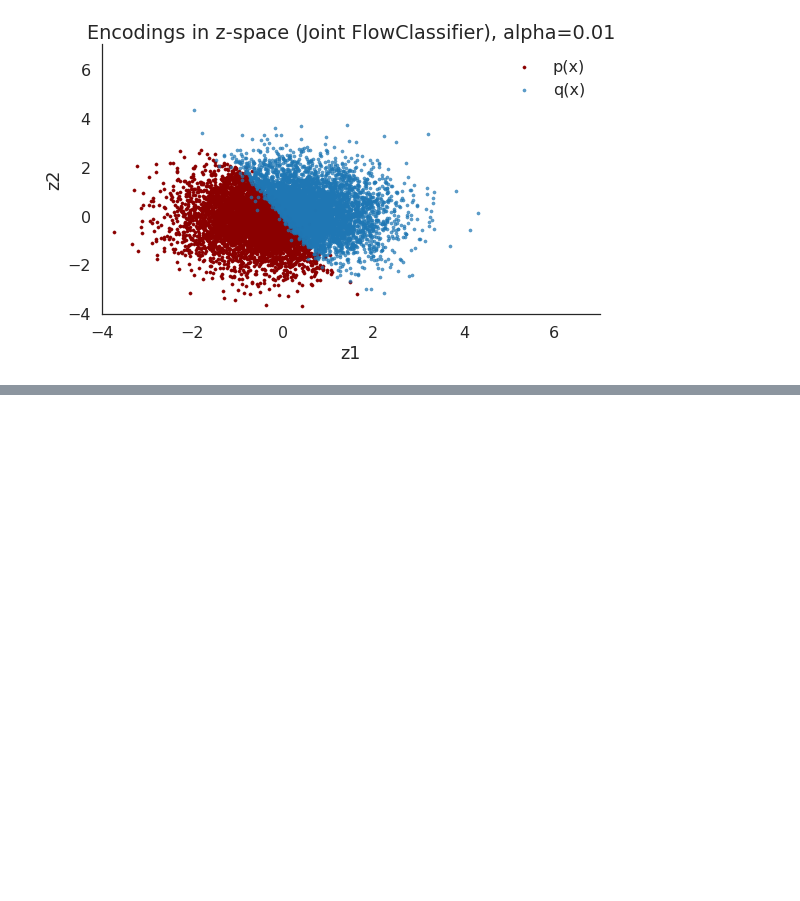
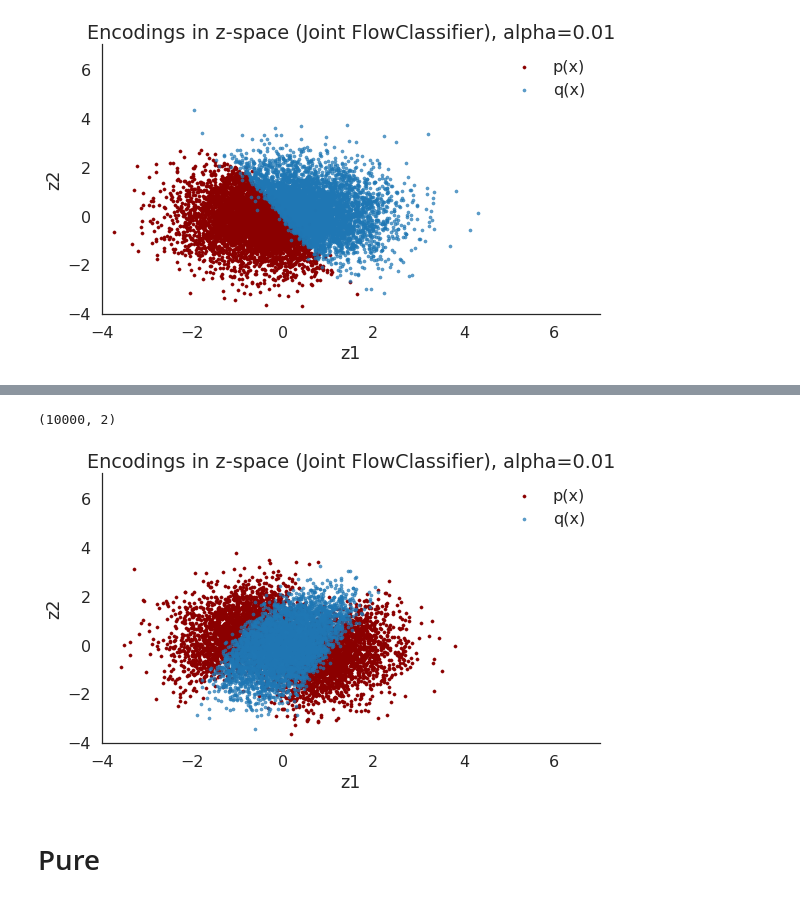
Before and after one commit to ermongroup/f-dre, a Jupyter notebook: notebooks/check-z-encodings.ipynb, the cells around one changed output, grey strips where cells are left out. Saved outputs shown, nothing was run; the diff lists cells and outputs as text; code cells hidden in the pictures; blank space fills up the shorter version.

```diff
--- a/notebooks/check-z-encodings.ipynb
+++ b/notebooks/check-z-encodings.ipynb
@@ -325,0 +335,40 @@ plt.tight_layout()
+# %%
+record = np.load(fpath)
+p = record['p'][0:5000]
+q = record['q'][0:5000]
+true_xs = np.vstack([p, q])
+true_xs.shape
+# %% [output]
+(10000, 2)
+# %%
+with open(os.path.join('configs/classification/mi/joint_flow_perc1.0.yaml'), 'r') as f:
+    config = yaml.safe_load(f)
+new_config = dict2namespace(config)
+# %%
+flow_mlp = FlowClassifier(new_config)
+restore_file = 'classification/results/mi_flow_mlp_perc1.0/checkpoints/model_best.pth'
+state = torch.load(restore_file, map_location='cuda')
+flow_mlp.load_state_dict(state['state_dict'])
+flow_mlp = flow_mlp.to(device)
+# %%
+# get dres
+flow_mlp.eval()
+z = flow_mlp.flow_encode(torch.from_numpy(true_xs).float().cuda())
+z = z.data.cpu().numpy()
+# %%
+plt.figure(figsize=(8,5))
+plt.scatter(z[:,0][:5000], z[:,1][:5000], s=10, label='p(x)', color='darkred')
+plt.scatter(z[:,0][5000:], z[:,1][5000:], s=10, alpha=0.7, label='q(x)')
+plt.ylim(-4, 7)
+plt.xlim(-4, 7)
+
+plt.title('Encodings in z-space (Joint FlowClassifier), alpha=0.01')
+plt.xlabel('z1')
+plt.ylabel('z2')
+plt.legend()
+sns.despine()
+plt.tight_layout()
+# %% [output]
+[figure, added]
+# %% [markdown]
+# Pure
```
Also changed, not shown: parts of 12 cells of this notebook, 28 other files.
